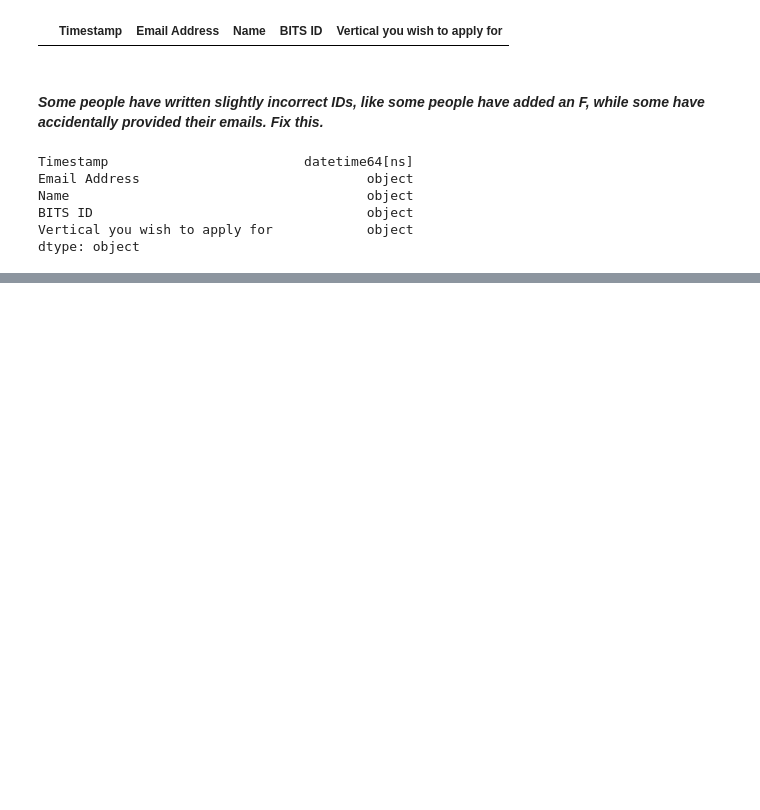
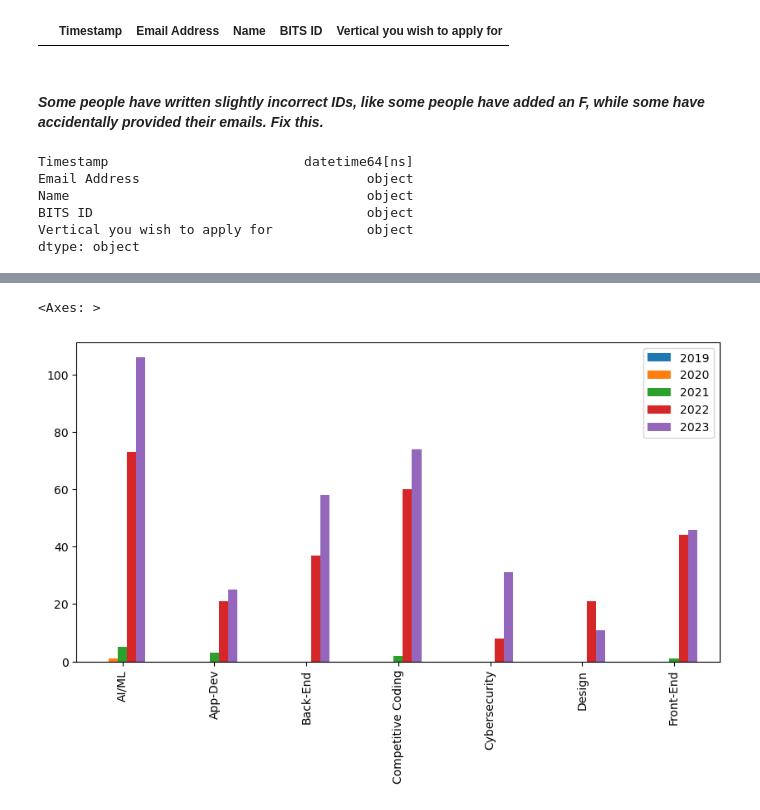
Before and after one commit to Y0shicon/GDSC-Task, a Jupyter notebook: Task 2/Q4/Q4.ipynb, the cells around one changed output, grey strips where cells are left out. Saved outputs shown, nothing was run; the diff lists cells and outputs as text; code cells hidden in the pictures; blank space fills up the shorter version.

```diff
--- a/Task 2/Q4/Q4.ipynb
+++ b/Task 2/Q4/Q4.ipynb
@@ -110,0 +155,12 @@ df[df['BITS ID'].str[0].str.lower() == 'f'].sort_values(by=['BITS ID'])
+# %%
+# Removing the total column
+vertical_df = vertical_dict.drop(columns=['Total'])
+
+vertical_df = vertical_df.transpose()
+
+# Sorting the df by alphabetical order of the verticals
+vertical_df = vertical_df.reindex(sorted(vertical_df.columns), axis=1)
+# Sorting the df by alphabetical order of the batches
+vertical_df = vertical_df.reindex(sorted(vertical_df.index), axis=0)
+
+vertical_df
@@ -110,0 +200,6 @@ df[df['BITS ID'].str[0].str.lower() == 'f'].sort_values(by=['BITS ID'])
+# %%
+# 3. Verticals vs Batch
+vertical_df.plot(kind='bar', figsize=(10, 5))
+# %% [output]
+<Axes: >
+[figure, added]
```
Also changed, not shown: parts of 18 cells of this notebook, 1 other file.
